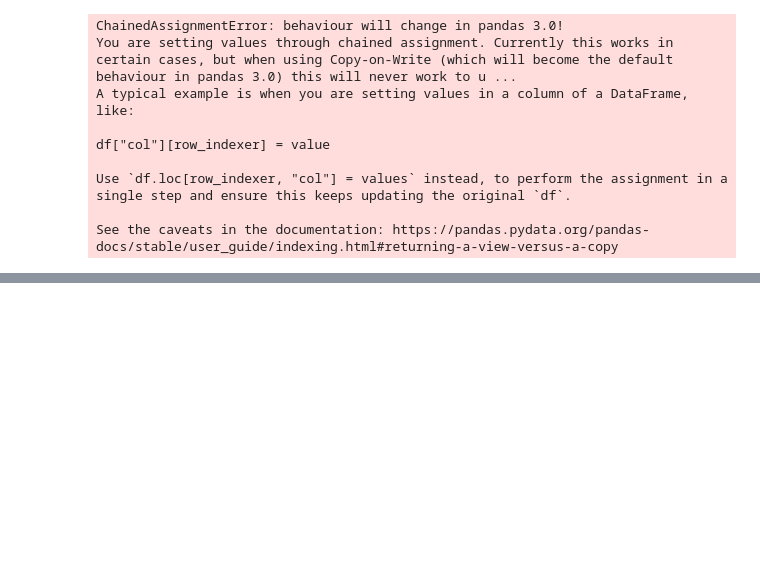
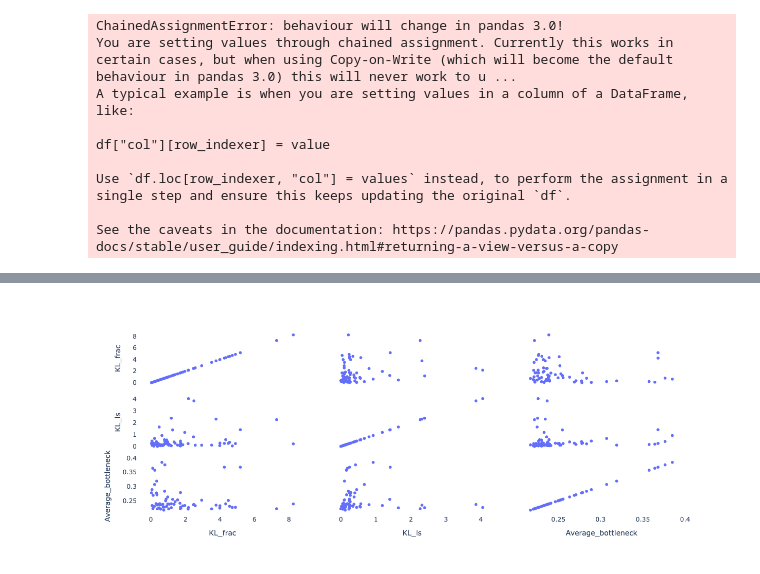
Before and after one commit to Sbourgeat/brain_behavior, a Jupyter notebook: classical_descriptor.ipynb, the cells around one changed output, grey strips where cells are left out. Drawn from its saved outputs; the diff is of its cells as text; code cells hidden in the pictures; blank space fills up the shorter version.

Commit message:
Adding kl_bottleneck heatmap and classical descriptors

```diff
--- a/classical_descriptor.ipynb
+++ b/classical_descriptor.ipynb
@@ -781,0 +809,36 @@ fig.show()
+# %%
+bot_dist =bot_dist.reset_index()
+# %%
+bot_dist.columns = ["DGRP","Average_bottleneck"]
+# %%
+
+# Split the 'DGRP' column and create the new 'DGRP' and 'Sex' columns
+bot_dist[['DGRP', 'Sex']] = bot_dist['DGRP'].str.split('_', expand=True)
+
+# Update the 'DGRP' column
+bot_dist['DGRP'] = 'DGRP_' + bot_dist['DGRP']
+
+# Update the 'Sex' column
+bot_dist['Sex'] = bot_dist['Sex'].apply(lambda x: 'M' if x == 'male' else 'F')
+
+bot_dist['DGRP'] = bot_dist['DGRP'].apply(lambda x: 'DGRP_0' + x.split('DGRP_')[1] if len(x.split('DGRP_')[1]) == 2 else 'DGRP_' + x.split('DGRP_')[1])
+# %%
+# merge bot_dist and kl
+
+merged_bot_kl = kl.merge(bot_dist, on=['DGRP', 'Sex'])
+# %%
+kl_bot_modified = merged_bot_kl.drop(['DGRP',"Sex"], axis=1)
+
+# Create the scatter matrix plot with trendlines
+fig = px.scatter_matrix(kl_bot_modified, width=500, height=500)
+
+# Delete the background
+fig.update_layout(
+    autosize=False,
+    plot_bgcolor='rgba(0,0,0,0)',
+    #paper_bgcolor='rgba(0,0,0,0)',
+)
+fig.show()
+fig.write_html("results/kl_bottleneck_scatter.html")
+# %% [output]
+[figure, added]
```
Also changed, not shown: parts of 7 cells of this notebook, 5 other files.
